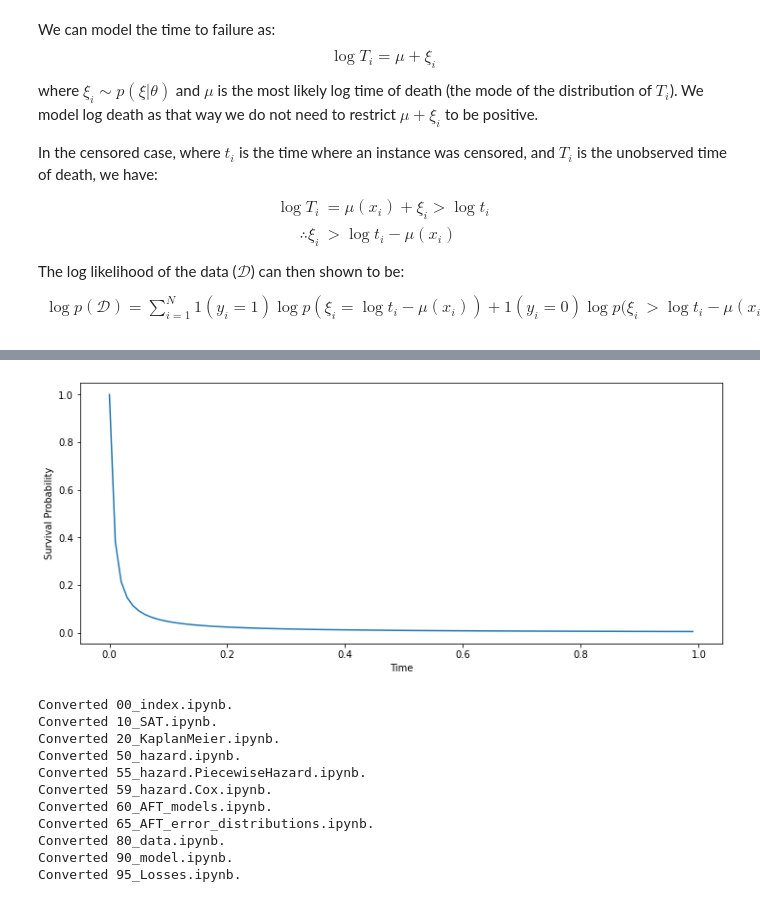
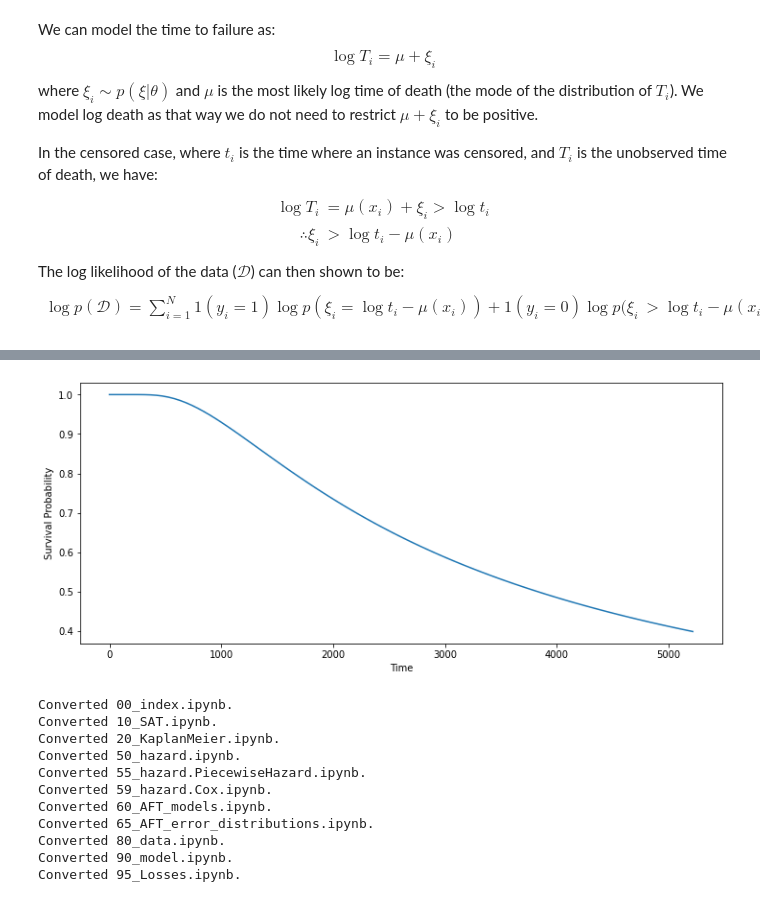
Before and after one commit to sachinruk/torchlife, a Jupyter notebook: 60_AFT_models.ipynb, the cells around one changed output, grey strips where cells are left out. Saved outputs shown, nothing was run; the diff lists cells and outputs as text; code cells hidden in the pictures.

```diff
--- a/60_AFT_models.ipynb
+++ b/60_AFT_models.ipynb
@@ -145,7 +158,7 @@ learner.fit(epochs=10, lr=0.5)
-# %%
-model.plot_survival_function(torch.arange(0, 1, 0.01))
-# %% [output]
-[figure, removed]
+# %%
+model.plot_survival_function(np.linspace(0, df["t"].max(), 100))
+# %% [output]
+[figure, added]
 # %%
 # hide
 from nbdev.export import *
```
Also changed, not shown: parts of 5 cells of this notebook, 3 other files.
